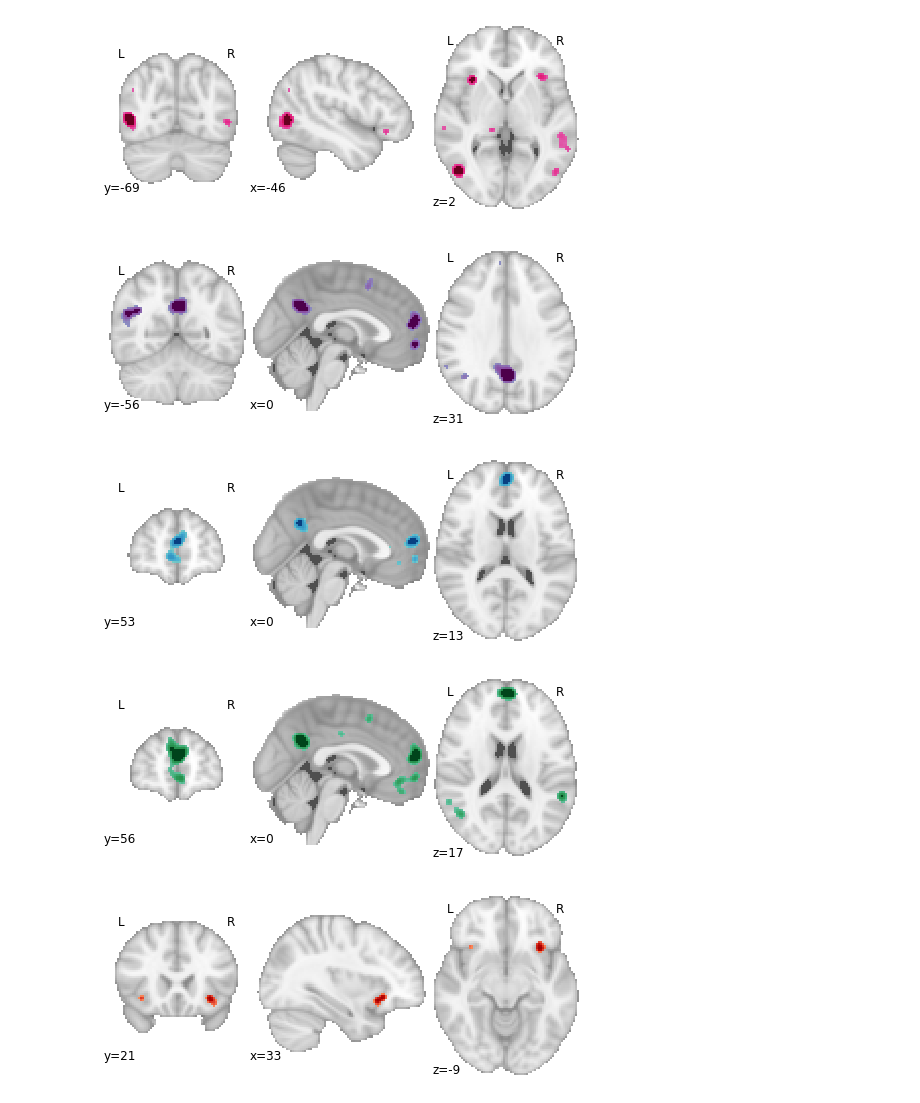
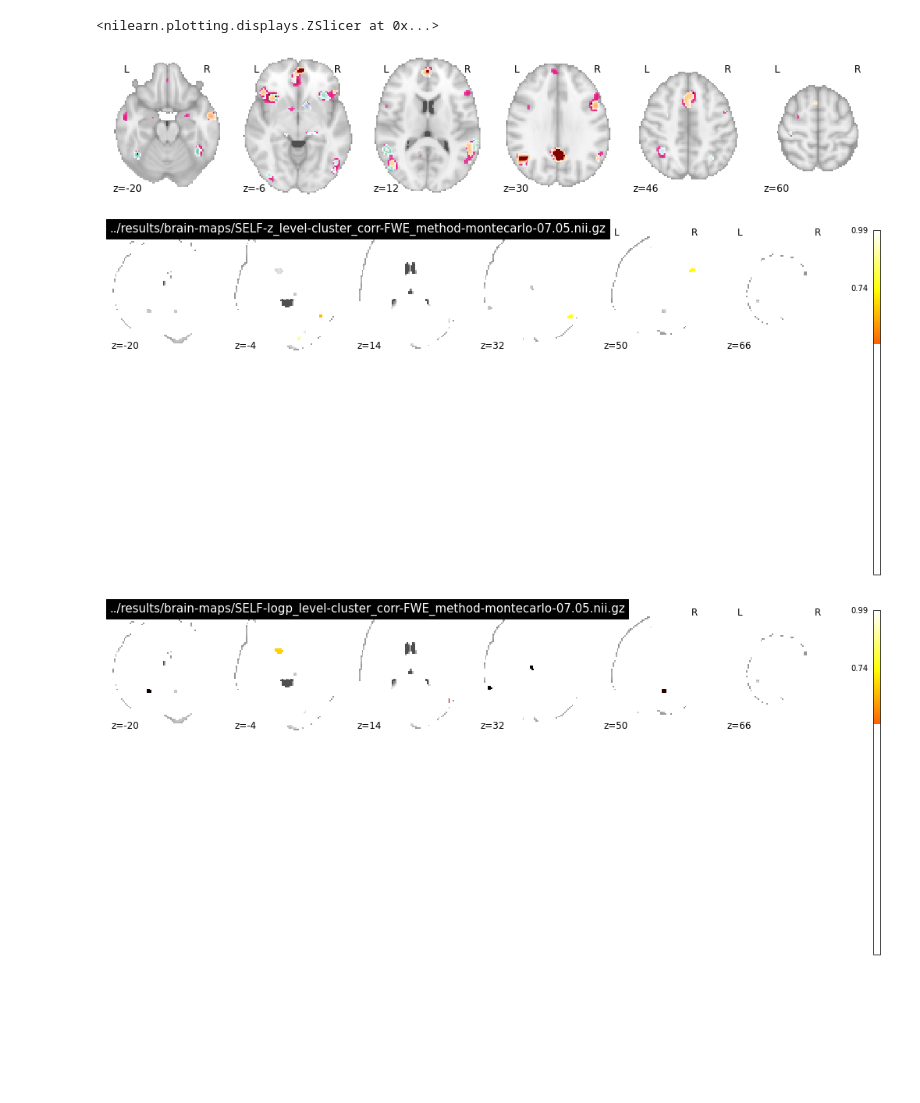
Before and after one commit to NBCLab/social-rdoc-cbma, a Jupyter notebook: code/example-figs.ipynb, the cells around one changed output. Cells and saved outputs as stored; diff of their text form; code cells hidden in the pictures; blank space fills up the shorter version.

```diff
--- a/code/example-figs.ipynb
+++ b/code/example-figs.ipynb
@@ -7,3 +5,5 @@ fig_dir = '/Users/kbottenh/Dropbox/Projects/metas/ro-flux/figs/'
+# %%
+fig_dir = '../figs/'
 # %%
 example_maps = glob('../results/*ALL_COORDS.nii.gz')
 # %%
@@ -22,3 +14,31 @@ for map_ in example_maps:
 z_maps = glob('../results/brain-maps/*z*voxel*.nii.gz')
 # %%
 cmaps = ['PuRd', 'BuPu','GnBu', 'BuGn', 'OrRd']
+# %%
+#make the surface + slices plots!
+fsaverage = datasets.fetch_surf_fsaverage()
+
+
+for i in np.arange(0, len(z_maps)):
+    r_texture = surface.vol_to_surf(z_maps[i], fsaverage.pial_right)
+    l_texture = surface.vol_to_surf(z_maps[i], fsaverage.pial_left)
+    h = plotting.plot_surf_stat_map(fsaverage.pial_right, r_texture,
+                                    colorbar=False, cmap=cmaps[i], threshold=2,
+                                    bg_map=fsaverage.sulc_right, view='medial')
+    h.savefig('{0}/{1}-SURF-RL.png'.format(fig_dir,z_maps[i][:-7]), dpi=300)
+    h = plotting.plot_surf_stat_map(fsaverage.pial_right, r_texture,
+                                    colorbar=False, cmap=cmaps[i], threshold=2,
+                                    bg_map=fsaverage.sulc_right, view='lateral')
+    h.savefig('{0}/{1}-SURF-RM.png'.format(fig_dir,z_maps[i][:-7]), dpi=300)
+    h = plotting.plot_surf_stat_map(fsaverage.pial_left, l_texture,
+                                    colorbar=False, cmap=cmaps[i], threshold=2,
+                                    bg_map=fsaverage.sulc_left, view='medial')
+    h.savefig('{0}/{1}-SURF-LM.png'.format(fig_dir,z_maps[i][:-7]), dpi=300)
+    h = plotting.plot_surf_stat_map(fsaverage.pial_left, l_texture,
+                                    colorbar=False, cmap=cmaps[i], threshold=2,
+                                    bg_map=fsaverage.sulc_left, view='lateral')
+    h.savefig('{0}/{1}-SURF-LL.png'.format(fig_dir,z_maps[i][:-7]), dpi=300)
+    g = plotting.plot_stat_map(z_maps[i], colorbar=False,
+                               display_mode='z', cut_coords=6,
+                               cmap=cmaps[i], draw_cross=False)
+    g.savefig('{0}/{1}-SLICE.png'.format(fig_dir,z_maps[i][:-7]), dpi=300)
@@ -25,11 +59,23 @@ cmaps = ['PuRd', 'BuPu','GnBu', 'BuGn', 'OrRd']
+# %%
+g
+# %% [output]
+<nilearn.plotting.displays.ZSlicer at 0x...>
+# %%
+g = plotting.plot_stat_map(z_maps[0], colorbar=False, cmap=cmaps[0], display_mode='z', cut_coords=6)
+g.add_overlay(z_maps[1], cmap=cmaps[1])
+g.add_overlay(z_maps[2], cmap=cmaps[2])
+g.add_overlay(z_maps[3], cmap=cmaps[3])
+g.add_overlay(z_maps[4], cmap=cmaps[4])
+g.savefig('all_maps.png', dpi=300)
+# %% [output]
+[figure, added]
 # %%
+z_maps = glob('../results/brain-maps/SELF*cluster*.nii.gz')
 for i in np.arange(0, len(z_maps)):
-    g = plotting.plot_stat_map(z_maps[i], colorbar=False,
-                               cmap=cmaps[i], draw_cross=False)
-    g.savefig('{0}/{1}.png'.format(fig_dir,z_maps[i][:-7]), dpi=300)
+    g = plotting.plot_stat_map(z_maps[i], colorbar=True,
+                               display_mode='z', cut_coords=[-20, -4, 14, 32, 50, 66],
+                               draw_cross=False, title=z_maps[i], vmax=0.99)
+    g.savefig('/Users/kbottenh/Dropbox/Projects/metas/ro-flux//{0}.png'.format(z_maps[i][:-7]), dpi=300)
 # %% [output]
-[figure, old version]
+[figure, new version]
-[figure, old version]
+[figure, new version]
-[figure, removed]
-[figure, removed]
-[figure, removed]
```
Also changed, not shown: parts of 6 cells of this notebook, 8 other files.
